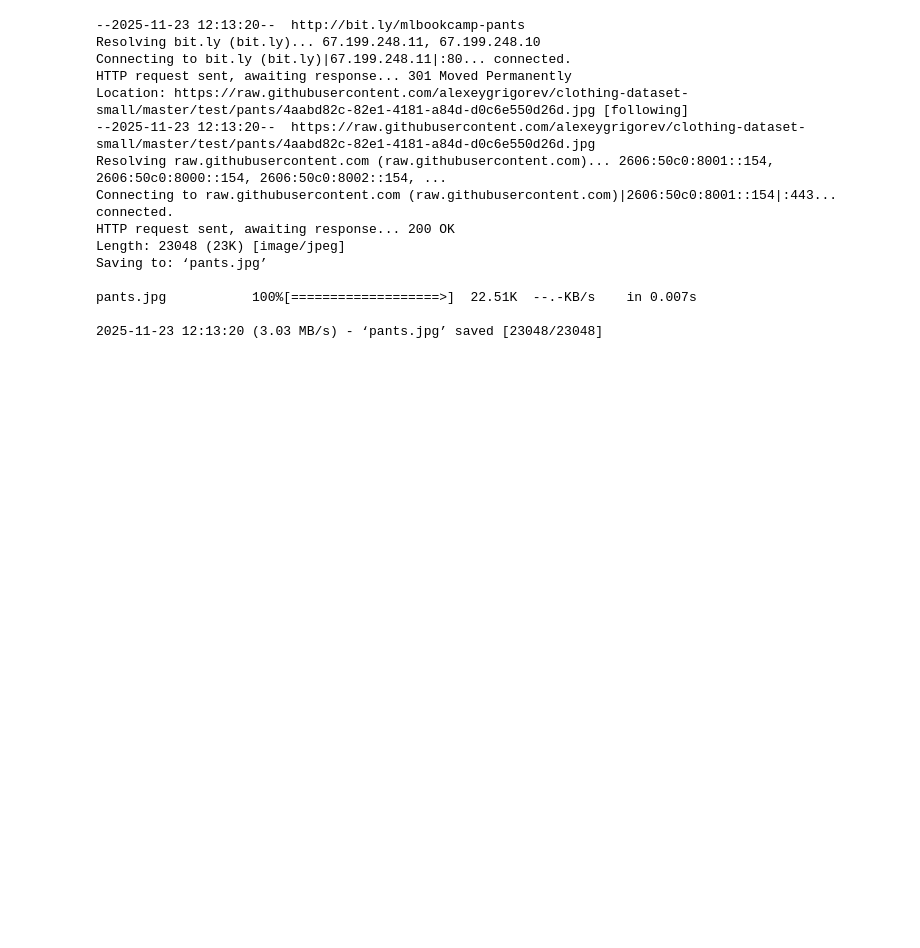
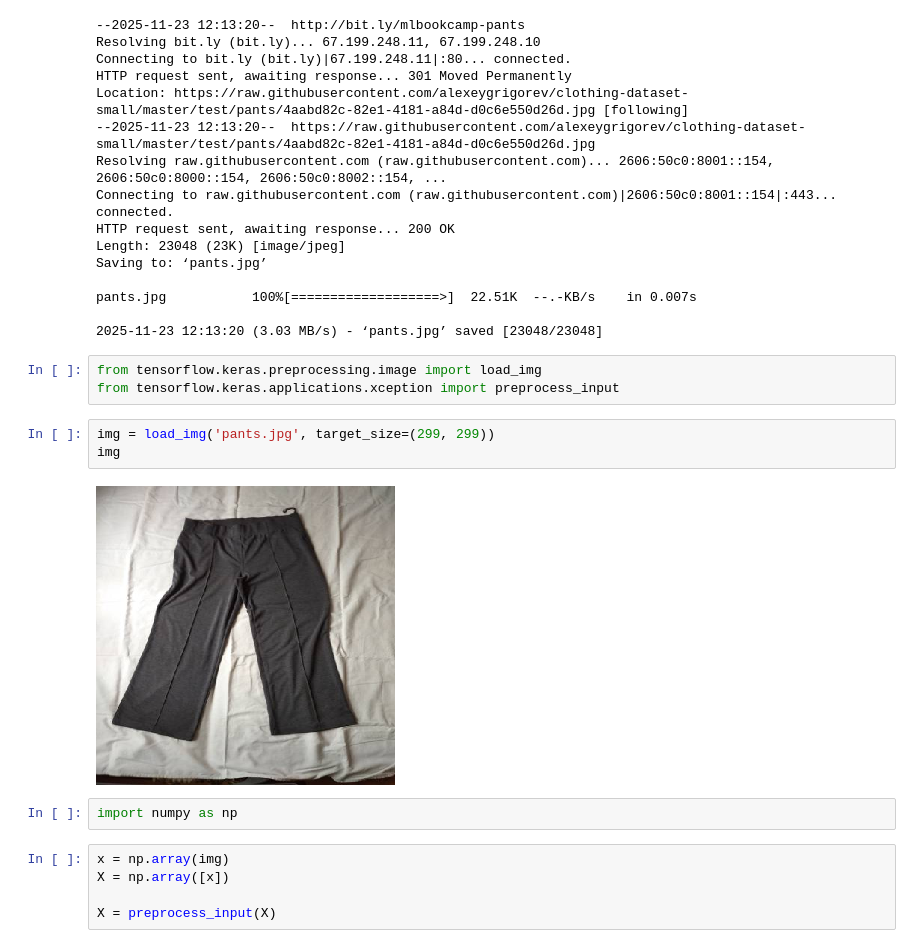
Before and after one commit to AlexHuc/learning-repo, a Jupyter notebook: ZoomCamp/machine-learning-zoomcamp-2025/09-serverless/09-serverless-live.ipynb, the cells around one changed output. Saved outputs shown, nothing was run; the diff lists cells and outputs as text; blank space fills up the shorter version.

```diff
--- a/ZoomCamp/machine-learning-zoomcamp-2025/09-serverless/09-serverless-live.ipynb
+++ b/ZoomCamp/machine-learning-zoomcamp-2025/09-serverless/09-serverless-live.ipynb
@@ -93,3 +93,18 @@ Saving to: ‘pants.jpg’
 pants.jpg           100%[===================>]  22.51K  --.-KB/s    in 0.007s
 
 2025-11-23 12:13:20 (3.03 MB/s) - ‘pants.jpg’ saved [23048/23048]
+# %%
+from tensorflow.keras.preprocessing.image import load_img
+from tensorflow.keras.applications.xception import preprocess_input
+# %%
+img = load_img('pants.jpg', target_size=(299, 299))
+img
+# %% [output]
+[figure, added]
+# %%
+import numpy as np
+# %%
+x = np.array(img)
+X = np.array([x])
+
+X = preprocess_input(X)
```
Also changed, not shown: parts of 31 cells of this notebook.
